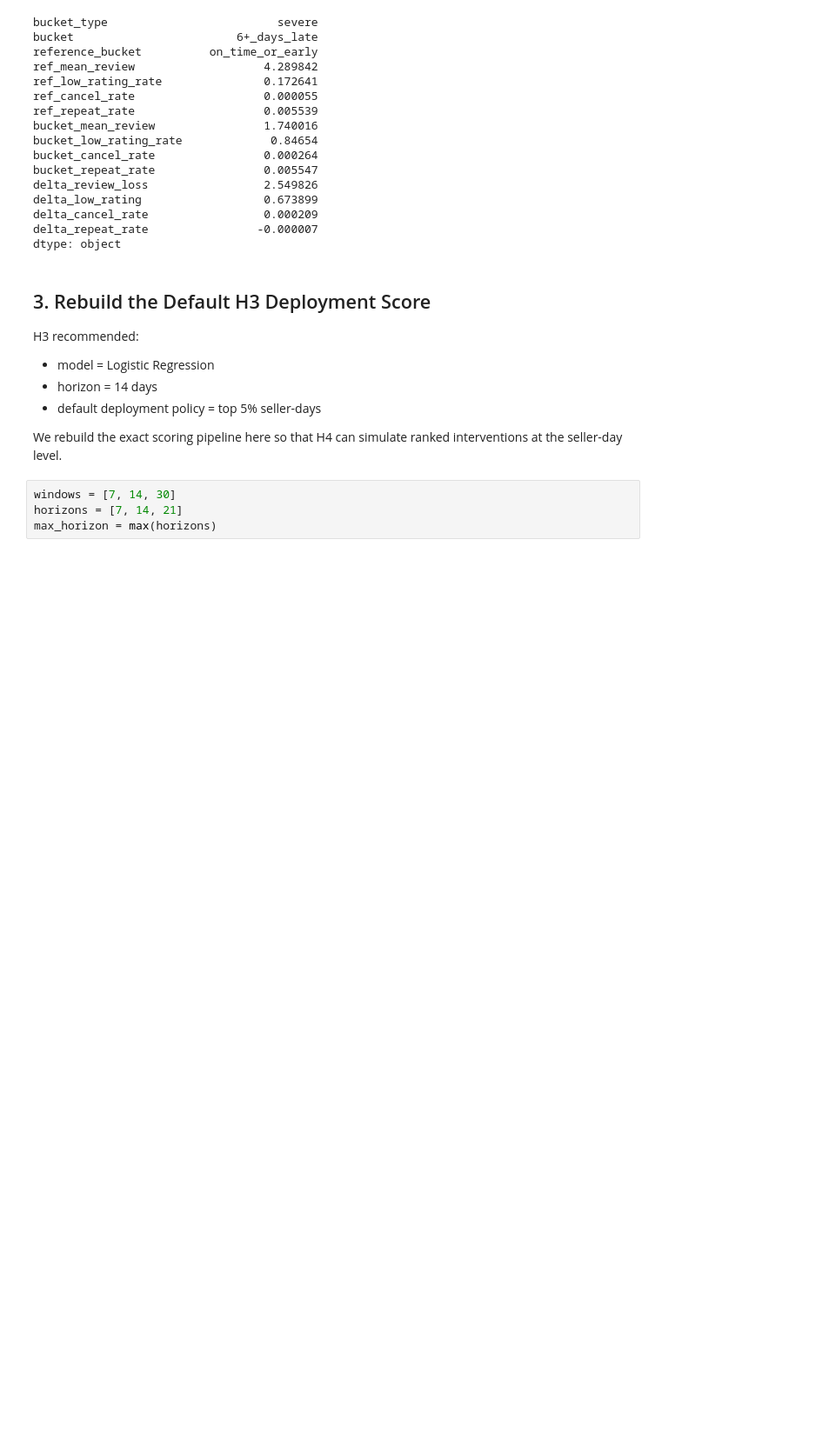
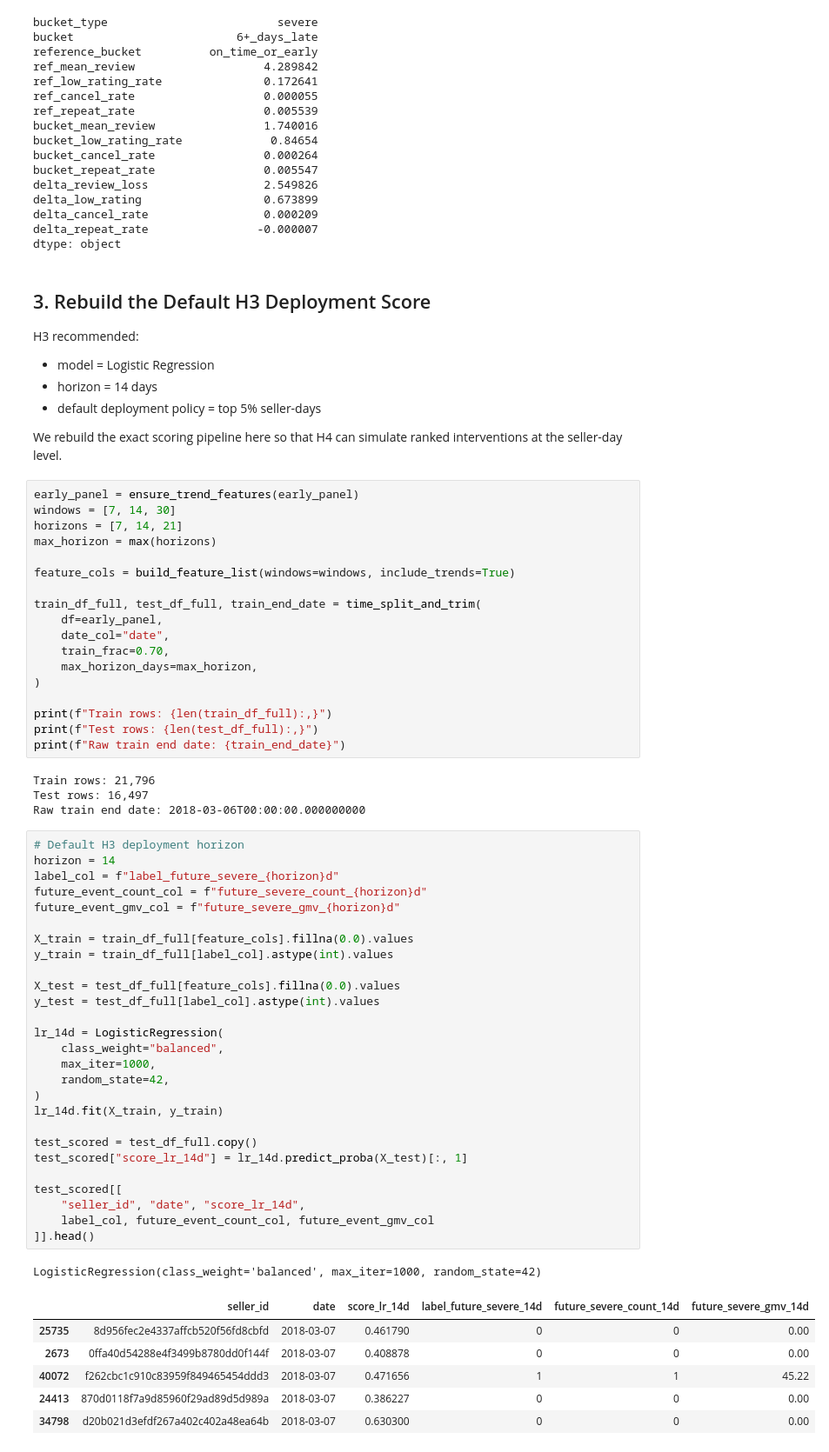
Before and after one commit to andrewyang0620/marketplace-sla-risk-analysis, a Jupyter notebook: notebooks/04_intervention_roi.ipynb, the cells around one changed output. Shown at 87% size. Cells and saved outputs as stored; diff of their text form; blank space fills up the shorter version.

Commit message:
rebuild h3 deployment score finished

```diff
--- a/notebooks/04_intervention_roi.ipynb
+++ b/notebooks/04_intervention_roi.ipynb
@@ -196,6 +200,59 @@ H3 recommended:
 
 We rebuild the exact scoring pipeline here so that H4 can simulate ranked interventions at the seller-day level.
 # %%
+early_panel = ensure_trend_features(early_panel)
 windows = [7, 14, 30]
 horizons = [7, 14, 21]
 max_horizon = max(horizons)
+
+feature_cols = build_feature_list(windows=windows, include_trends=True)
+
+train_df_full, test_df_full, train_end_date = time_split_and_trim(
+    df=early_panel,
+    date_col="date",
+    train_frac=0.70,
+    max_horizon_days=max_horizon,
+)
+
+print(f"Train rows: {len(train_df_full):,}")
+print(f"Test rows: {len(test_df_full):,}")
+print(f"Raw train end date: {train_end_date}")
+# %% [output]
+Train rows: 21,796
+Test rows: 16,497
+Raw train end date: 2018-03-06T00:00:00.000000000
+# %%
+# Default H3 deployment horizon
+horizon = 14
+label_col = f"label_future_severe_{horizon}d"
+future_event_count_col = f"future_severe_count_{horizon}d"
+future_event_gmv_col = f"future_severe_gmv_{horizon}d"
+
+X_train = train_df_full[feature_cols].fillna(0.0).values
+y_train = train_df_full[label_col].astype(int).values
+
+X_test = test_df_full[feature_cols].fillna(0.0).values
+y_test = test_df_full[label_col].astype(int).values
+
+lr_14d = LogisticRegression(
+    class_weight="balanced",
+    max_iter=1000,
+    random_state=42,
+)
+lr_14d.fit(X_train, y_train)
+
+test_scored = test_df_full.copy()
+test_scored["score_lr_14d"] = lr_14d.predict_proba(X_test)[:, 1]
+
+test_scored[[
+    "seller_id", "date", "score_lr_14d",
+    label_col, future_event_count_col, future_event_gmv_col
+]].head()
+# %% [output]
+LogisticRegression(class_weight='balanced', max_iter=1000, random_state=42)
+|  | seller_id | date | score_lr_14d | label_future_severe_14d | future_severe_count_14d | future_severe_gmv_14d |
+| 25735 | 8d956fec2e4337affcb520f56fd8cbfd | 2018-03-07 | 0.461790 | 0 | 0 | 0.00 |
+| 2673 | 0ffa40d54288e4f3499b8780dd0f144f | 2018-03-07 | 0.408878 | 0 | 0 | 0.00 |
+| 40072 | f262cbc1c910c83959f849465454ddd3 | 2018-03-07 | 0.471656 | 1 | 1 | 45.22 |
+| 24413 | 870d0118f7a9d85960f29ad89d5d989a | 2018-03-07 | 0.386227 | 0 | 0 | 0.00 |
+| 34798 | d20b021d3efdf267a402c402a48ea64b | 2018-03-07 | 0.630300 | 0 | 0 | 0.00 |
```
Also changed, not shown: parts of 2 cells of this notebook.
